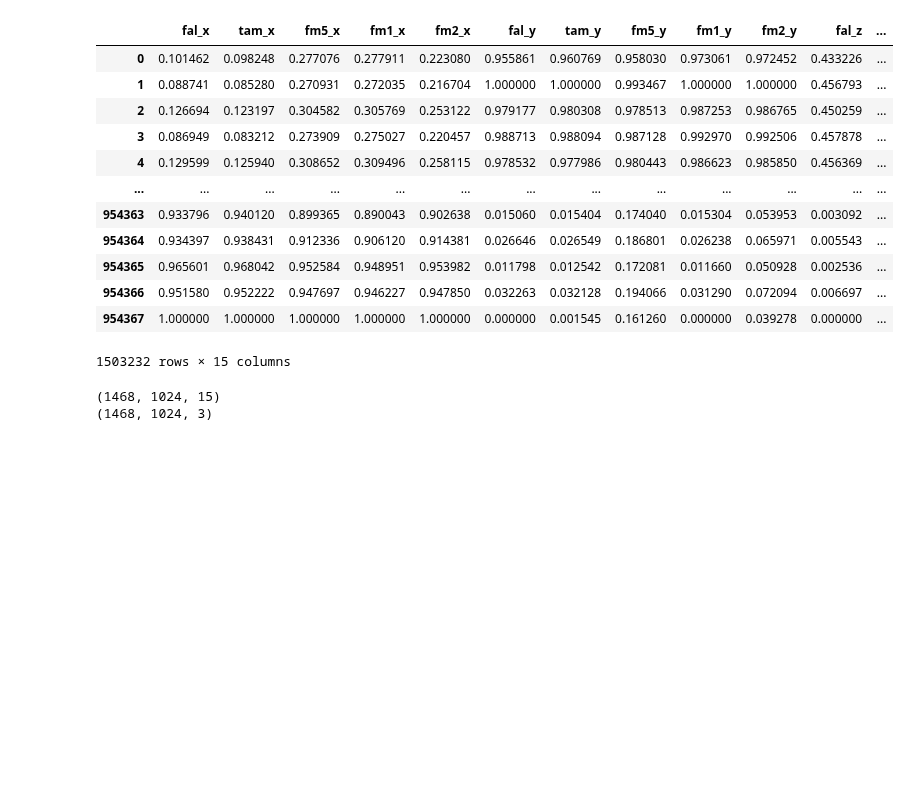
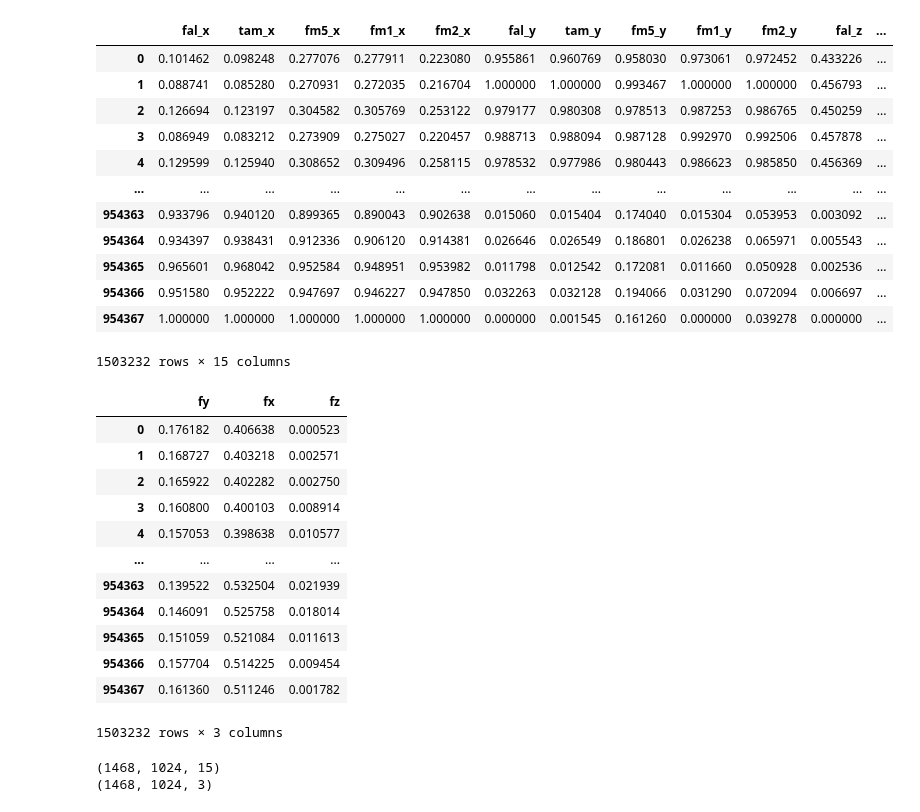
Before and after one commit to atick-faisal/GRF-Synthesis-from-Motion-Trajectories, a Jupyter notebook: src/preprocessing/process_dataset_1_alt.ipynb, the cells around one changed output. Cells and saved outputs as stored; diff of their text form; code cells hidden in the pictures; blank space fills up the shorter version.

```diff
--- a/src/preprocessing/process_dataset_1_alt.ipynb
+++ b/src/preprocessing/process_dataset_1_alt.ipynb
@@ -621,6 +606,23 @@ features_new
 | 954366 | 0.951580 | 0.952222 | 0.947697 | 0.946227 | 0.947850 | 0.032263 | 0.032128 | 0.194066 | 0.031290 | 0.072094 | 0.006697 | ... |
 | 954367 | 1.000000 | 1.000000 | 1.000000 | 1.000000 | 1.000000 | 0.000000 | 0.001545 | 0.161260 | 0.000000 | 0.039278 | 0.000000 | ... |
 1503232 rows × 15 columns
+# %%
+traget = target[['fy', 'fx', 'fz']]
+traget
+# %% [output]
+|  | fy | fx | fz |
+| 0 | 0.176182 | 0.406638 | 0.000523 |
+| 1 | 0.168727 | 0.403218 | 0.002571 |
+| 2 | 0.165922 | 0.402282 | 0.002750 |
+| 3 | 0.160800 | 0.400103 | 0.008914 |
+| 4 | 0.157053 | 0.398638 | 0.010577 |
+| ... | ... | ... | ... |
+| 954363 | 0.139522 | 0.532504 | 0.021939 |
+| 954364 | 0.146091 | 0.525758 | 0.018014 |
+| 954365 | 0.151059 | 0.521084 | 0.011613 |
+| 954366 | 0.157704 | 0.514225 | 0.009454 |
+| 954367 | 0.161360 | 0.511246 | 0.001782 |
+1503232 rows × 3 columns
 # %%
 X = features_new.to_numpy().reshape(-1, N_SAMPLES, N_CHANNELS)
 y = target.to_numpy().reshape(-1, N_SAMPLES, 3)
```
Also changed, not shown: parts of 7 cells of this notebook.
